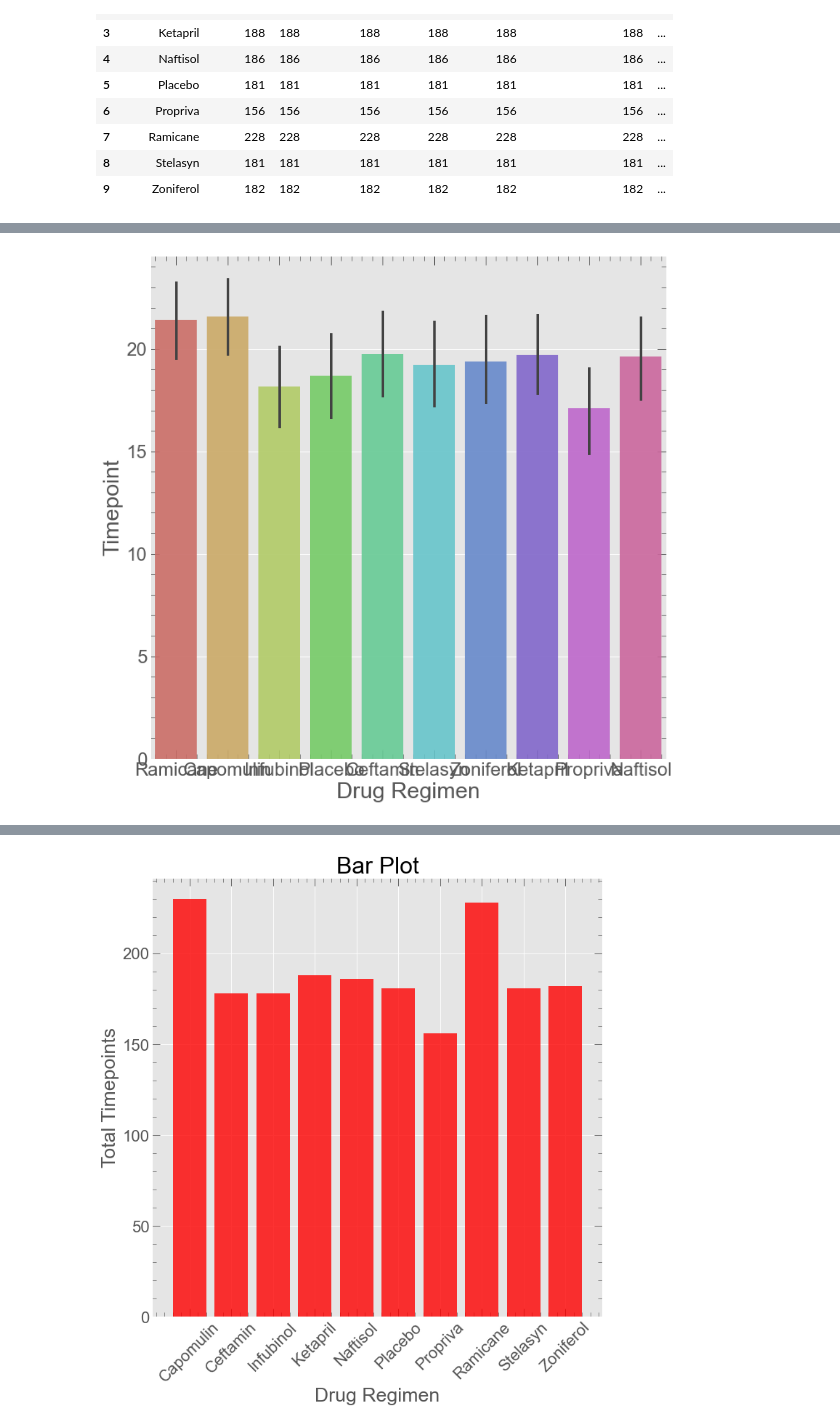
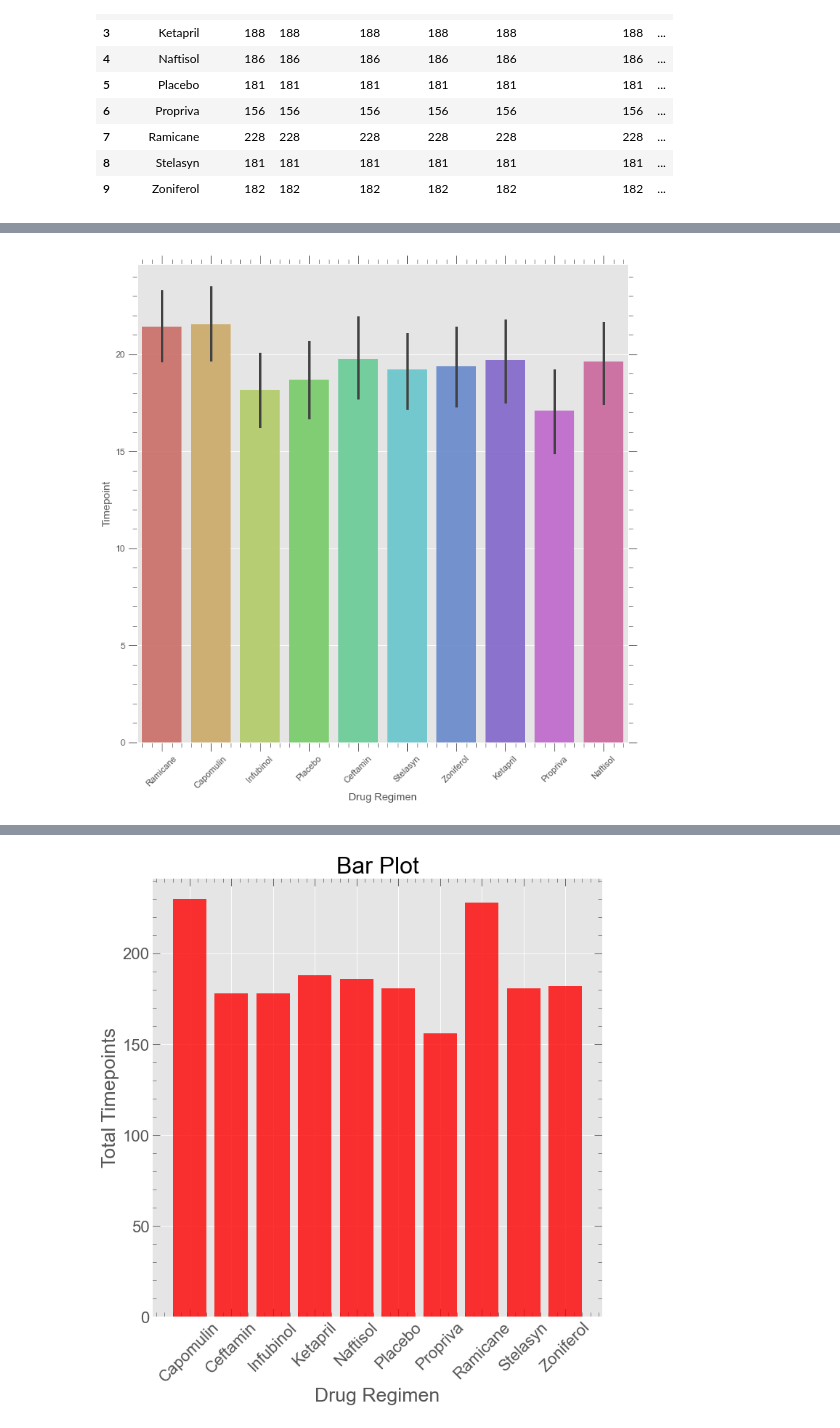
Before and after one commit to pandeysudip/Pharmaceutical-Data-Visulization, a Jupyter notebook: pymaceutical.ipynb, the cells around one changed output, grey strips where cells are left out. Cells and saved outputs as stored; diff of their text form; code cells hidden in the pictures.

```diff
--- a/pymaceutical.ipynb
+++ b/pymaceutical.ipynb
@@ -390,10 +405,11 @@ plt.show()
 # %%
 fig, ax=plt.subplots(figsize=(10,10))
 sns.barplot(x='Drug Regimen', y='Timepoint',
             data=df_combined, alpha=0.9, palette = 'hls',ax=ax)
+ax.set_xticklabels(ax.get_xticklabels(), rotation=45)
 plt.show()
 # %% [output]
-[figure, old version]
+[figure, new version]
 # %%
 fig, ax=plt.subplots(figsize=(10,10))
 sns.barplot(x='Drug Regimen', y='Timepoint',hue='Sex',
```
Also changed, not shown: parts of 22 cells of this notebook.
